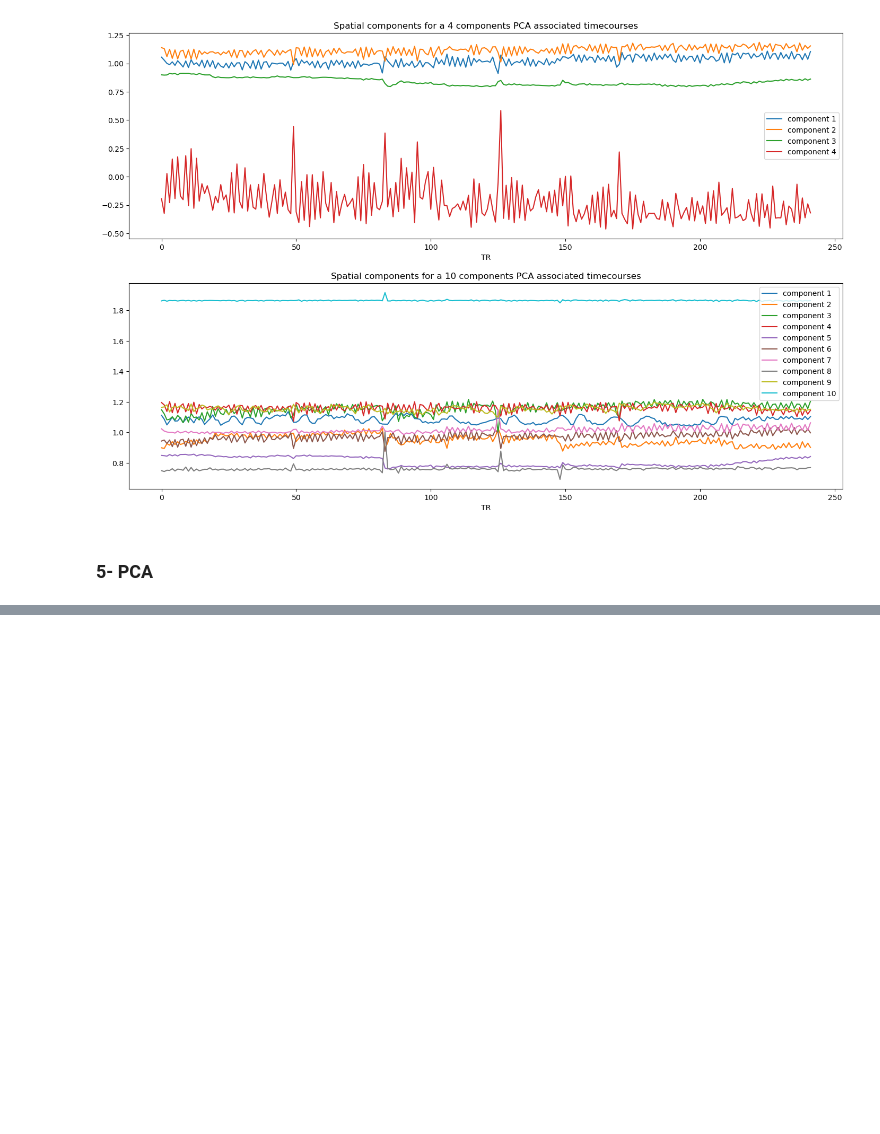
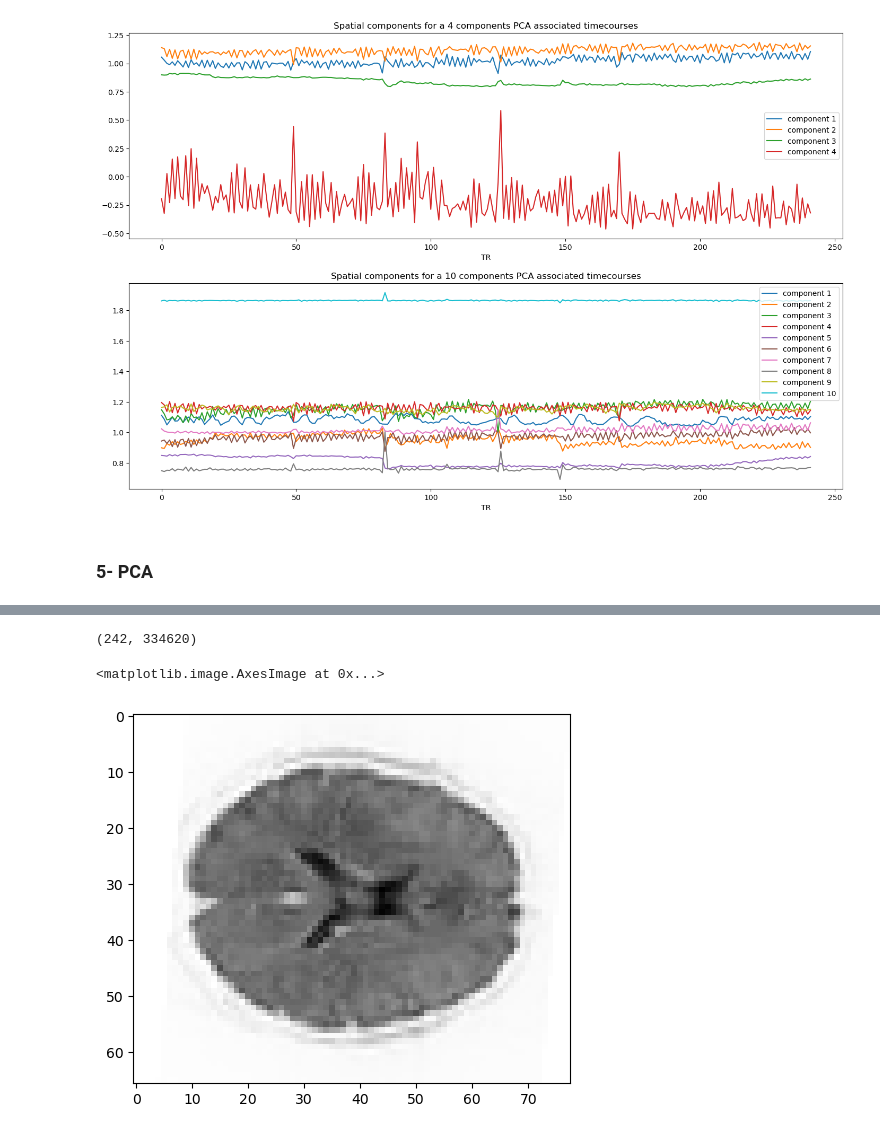
Before and after one commit to claireFriedrich/NSSP, a Jupyter notebook: Miniprojet2/MiniProject_2.ipynb, the cells around one changed output, grey strips where cells are left out. Saved outputs shown, nothing was run; the diff lists cells and outputs as text; code cells hidden in the pictures; blank space fills up the shorter version.

```diff
--- a/Miniprojet2/MiniProject_2.ipynb
+++ b/Miniprojet2/MiniProject_2.ipynb
@@ -581,0 +598,19 @@ plt.show()
+# %%
+C = U.T.dot(data_pca)
+C.shape
+# %% [output]
+(242, 334620)
+# %%
+# Transpose C
+# Reshape the first dimension of C to have the 3D shape of the original data volumes.
+C_vols = C.T.reshape(vol_shape + (n_vols,))
+C_vols.shape
+
+#- Break 4D array into two 3D volumes
+vol0 = C_vols[..., 0]
+vol1 = C_vols[..., 1]
+# %%
+plt.imshow(vol0[:, :, 32], cmap='gray')
+# %% [output]
+<matplotlib.image.AxesImage at 0x...>
+[figure, added]
```
Also changed, not shown: parts of 13 cells of this notebook.
